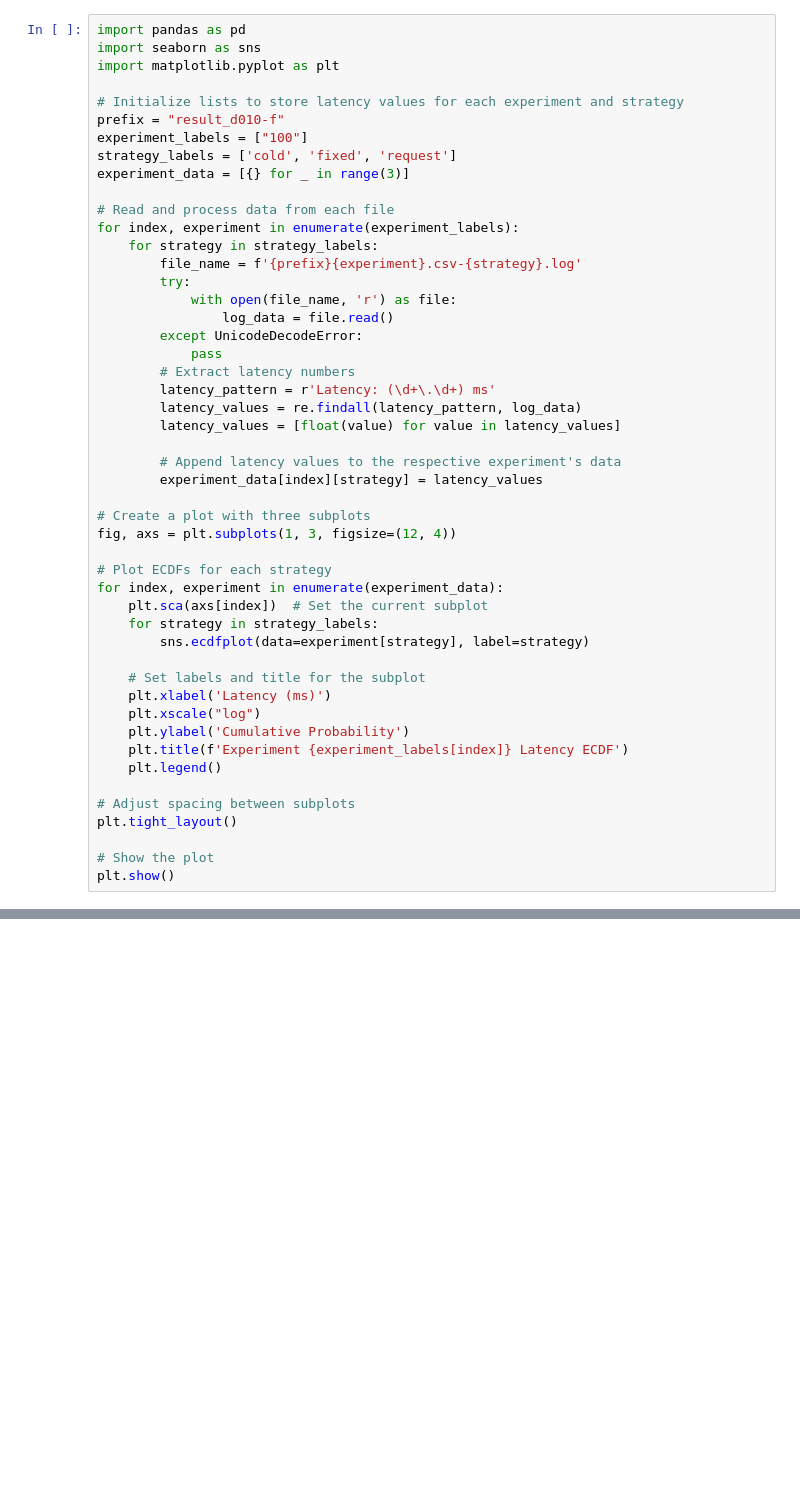
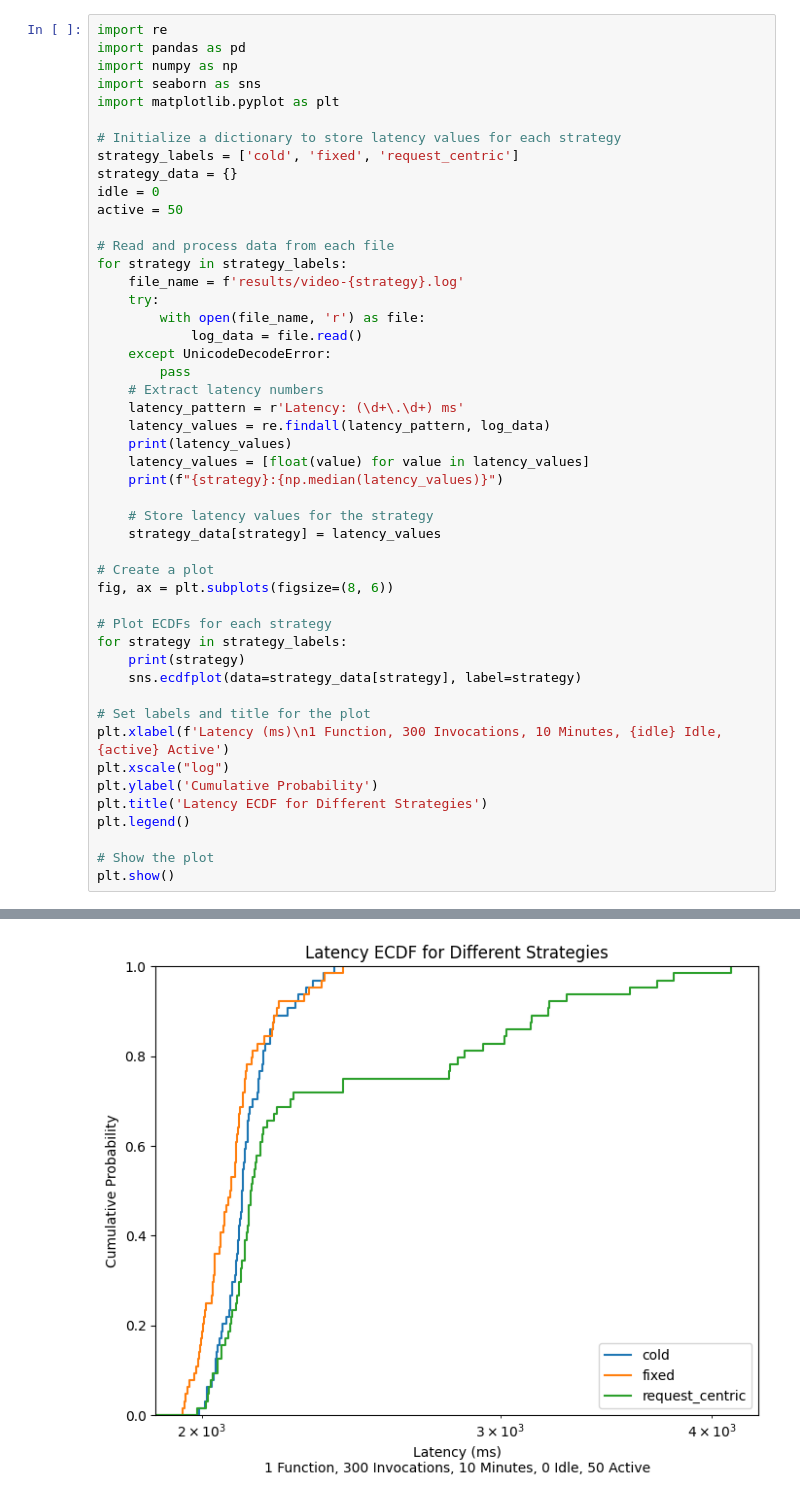
Before and after one commit to rssys/pronghorn-artifact, a Jupyter notebook: production-trace/Production_Figures.ipynb, the cells around one changed output, grey strips where cells are left out. Drawn from its saved outputs; the diff is of its cells as text; blank space fills up the shorter version.

```diff
--- a/production-trace/Production_Figures.ipynb
+++ b/production-trace/Production_Figures.ipynb
@@ -6,49 +1,49 @@ import matplotlib.pyplot as plt
 # %%
+import re
 import pandas as pd
+import numpy as np
 import seaborn as sns
 import matplotlib.pyplot as plt
 
-# Initialize lists to store latency values for each experiment and strategy
-prefix = "result_d010-f"
-experiment_labels = ["100"]
-strategy_labels = ['cold', 'fixed', 'request']
-experiment_data = [{} for _ in range(3)]
+# Initialize a dictionary to store latency values for each strategy
+strategy_labels = ['cold', 'fixed', 'request_centric']
+strategy_data = {}
+idle = 0
+active = 50
 
 # Read and process data from each file
-for index, experiment in enumerate(experiment_labels):
-    for strategy in strategy_labels:
-        file_name = f'{prefix}{experiment}.csv-{strategy}.log'
-        try:
-            with open(file_name, 'r') as file:
-                log_data = file.read()
-        except UnicodeDecodeError:
-            pass
-        # Extract latency numbers
-        latency_pattern = r'Latency: (\d+\.\d+) ms'
-        latency_values = re.findall(latency_pattern, log_data)
-        latency_values = [float(value) for value in latency_values]
+for strategy in strategy_labels:
+    file_name = f'results/video-{strategy}.log'
+    try:
+        with open(file_name, 'r') as file:
+            log_data = file.read()
+    except UnicodeDecodeError:
+        pass
+    # Extract latency numbers
+    latency_pattern = r'Latency: (\d+\.\d+) ms'
+    latency_values = re.findall(latency_pattern, log_data)
+    print(latency_values)
+    latency_values = [float(value) for value in latency_values]
+    print(f"{strategy}:{np.median(latency_values)}")
 
-        # Append latency values to the respective experiment's data
-        experiment_data[index][strategy] = latency_values
+    # Store latency values for the strategy
+    strategy_data[strategy] = latency_values
 
-# Create a plot with three subplots
-fig, axs = plt.subplots(1, 3, figsize=(12, 4))
+# Create a plot
+fig, ax = plt.subplots(figsize=(8, 6))
 
 # Plot ECDFs for each strategy
-for index, experiment in enumerate(experiment_data):
-    plt.sca(axs[index])  # Set the current subplot
-    for strategy in strategy_labels:
-        sns.ecdfplot(data=experiment[strategy], label=strategy)
+for strategy in strategy_labels:
+    print(strategy)
+    sns.ecdfplot(data=strategy_data[strategy], label=strategy)
 
-    # Set labels and title for the subplot
-    plt.xlabel('Latency (ms)')
-    plt.xscale("log")
-    plt.ylabel('Cumulative Probability')
-    plt.title(f'Experiment {experiment_labels[index]} Latency ECDF')
-    plt.legend()
-
-# Adjust spacing between subplots
-plt.tight_layout()
+# Set labels and title for the plot
+plt.xlabel(f'Latency (ms)\n1 Function, 300 Invocations, 10 Minutes, {idle} Idle, {active} Active')
+plt.xscale("log")
+plt.ylabel('Cumulative Probability')
+plt.title('Latency ECDF for Different Strategies')
+plt.legend()
 
 # Show the plot
 plt.show()
+# %% [output]
@@ -54,0 +59 @@ plt.show()
+[figure, added]
```
Also changed, not shown: parts of 2 cells of this notebook, 3 other files.
